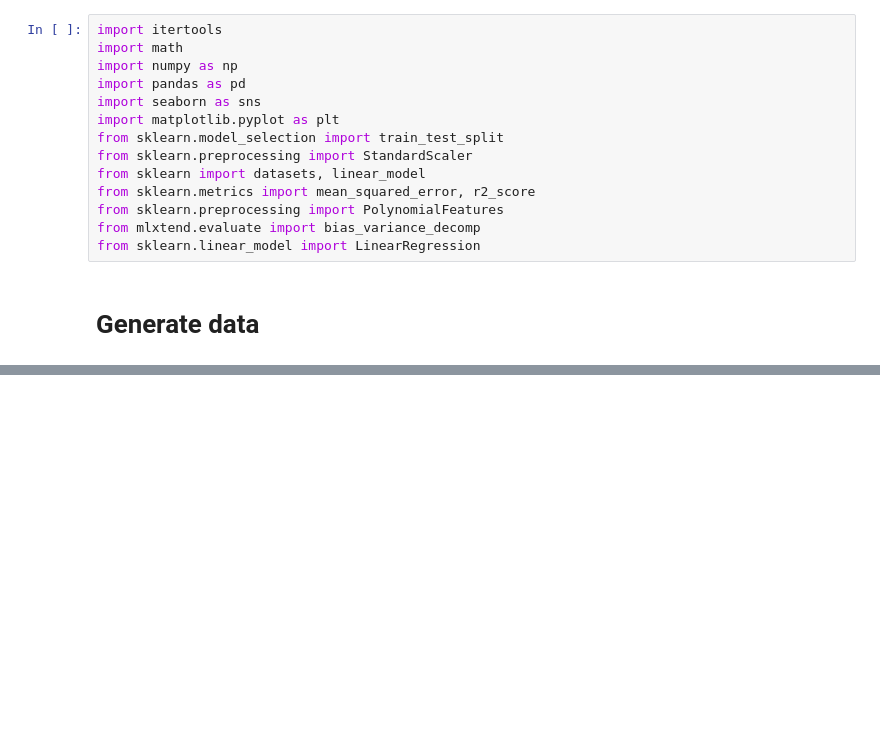
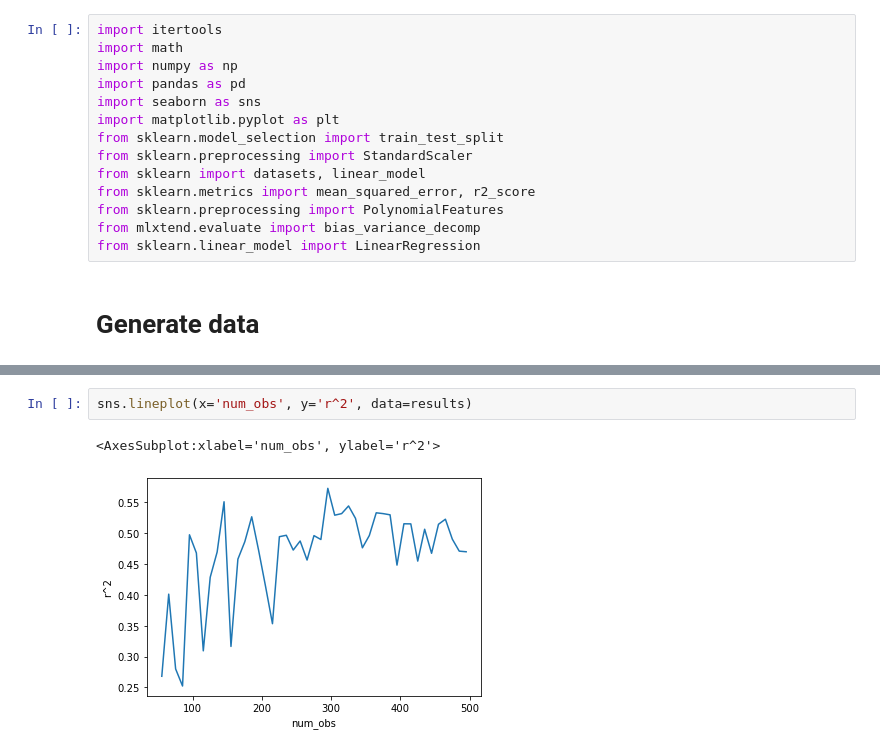
Before and after one commit to christiejibaraki/bias_variance_explo, a Jupyter notebook: bias-variance-tradeoff.ipynb, the cells around one changed output, grey strips where cells are left out. Cells and saved outputs as stored; diff of their text form; blank space fills up the shorter version.

```diff
--- a/bias-variance-tradeoff.ipynb
+++ b/bias-variance-tradeoff.ipynb
@@ -56,0 +105,5 @@ simple linear model R^2 = 0.5072490767290517
+# %%
+sns.lineplot(x='num_obs', y='r^2', data=results)
+# %% [output]
+<AxesSubplot:xlabel='num_obs', ylabel='r^2'>
+[figure, added]
```
Also changed, not shown: parts of 10 cells of this notebook.
